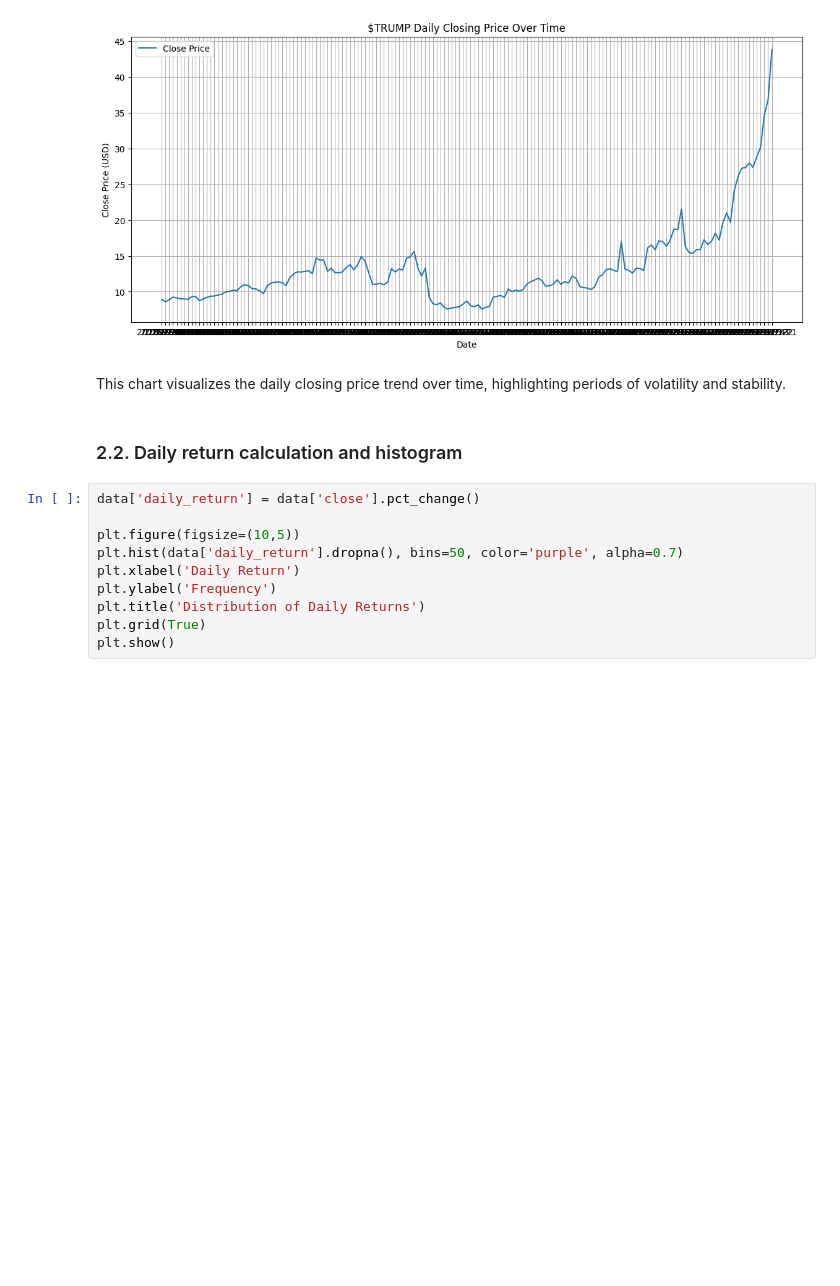
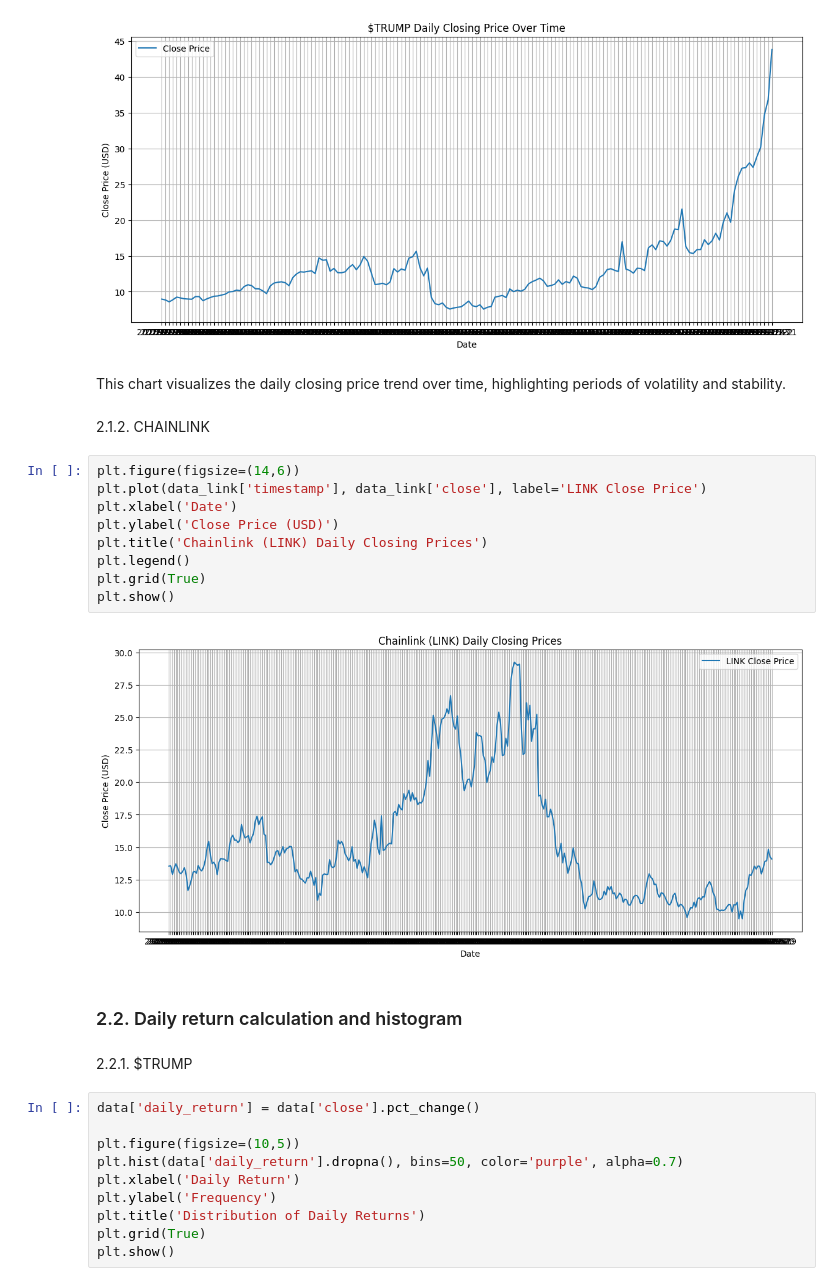
Before and after one commit to Eris-Leksi/-TRUMP-sentiment-analysis, a Jupyter notebook: script.ipynb, the cells around one changed output. Drawn from its saved outputs; the diff is of its cells as text; blank space fills up the shorter version.

```diff
--- a/script.ipynb
+++ b/script.ipynb
@@ -92,8 +148,23 @@ plt.show()
 [figure]
 # %% [markdown]
 This chart visualizes the daily closing price trend over time, highlighting periods of volatility and stability.
+# %% [markdown]
+2.1.2. CHAINLINK
+# %%
+plt.figure(figsize=(14,6))
+plt.plot(data_link['timestamp'], data_link['close'], label='LINK Close Price')
+plt.xlabel('Date')
+plt.ylabel('Close Price (USD)')
+plt.title('Chainlink (LINK) Daily Closing Prices')
+plt.legend()
+plt.grid(True)
+plt.show()
+# %% [output]
+[figure, added]
 # %% [markdown]
 ### 2.2. Daily return calculation and histogram
+# %% [markdown]
+2.2.1. $TRUMP
 # %%
 data['daily_return'] = data['close'].pct_change()
 
```
Also changed, not shown: parts of 26 cells of this notebook.
